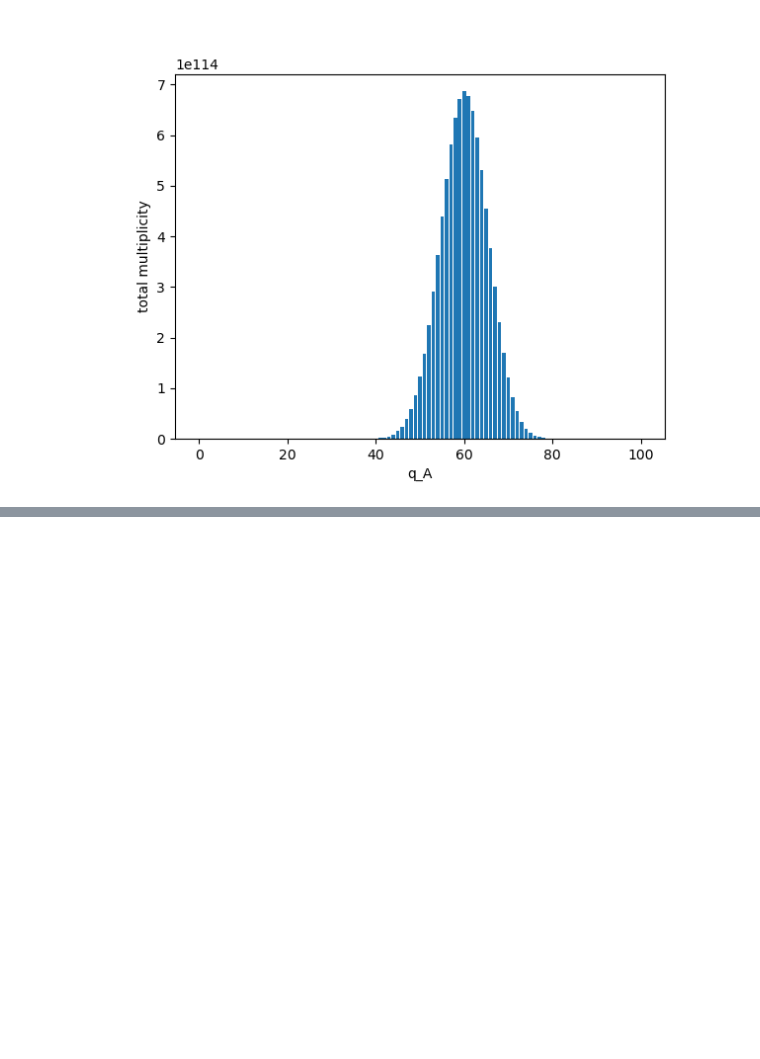
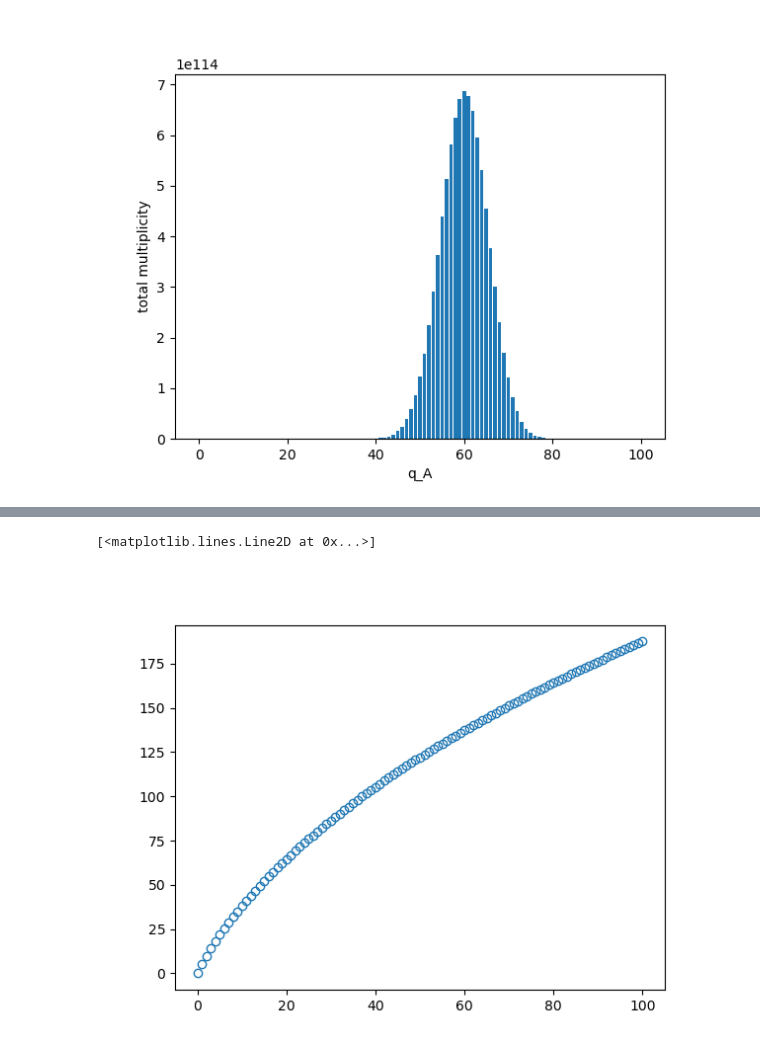
Before and after one commit to ehremington/ph420-2026-fall, a Jupyter notebook: multiplicity.ipynb, the cells around one changed output, grey strips where cells are left out. Saved outputs shown, nothing was run; the diff lists cells and outputs as text; code cells hidden in the pictures; blank space fills up the shorter version.

```diff
--- a/multiplicity.ipynb
+++ b/multiplicity.ipynb
@@ -70,0 +81,7 @@ np.float64(9.332621544394415e+157)
+# %%
+fig2, ax2 = plt.subplots()
+
+ax2.plot(table0['q_B'], table0['S_B'], 'o', mfc='None')
+# %% [output]
+[<matplotlib.lines.Line2D at 0x...>]
+[figure, added]
```
Also changed, not shown: parts of 5 cells of this notebook, 2 other files.
